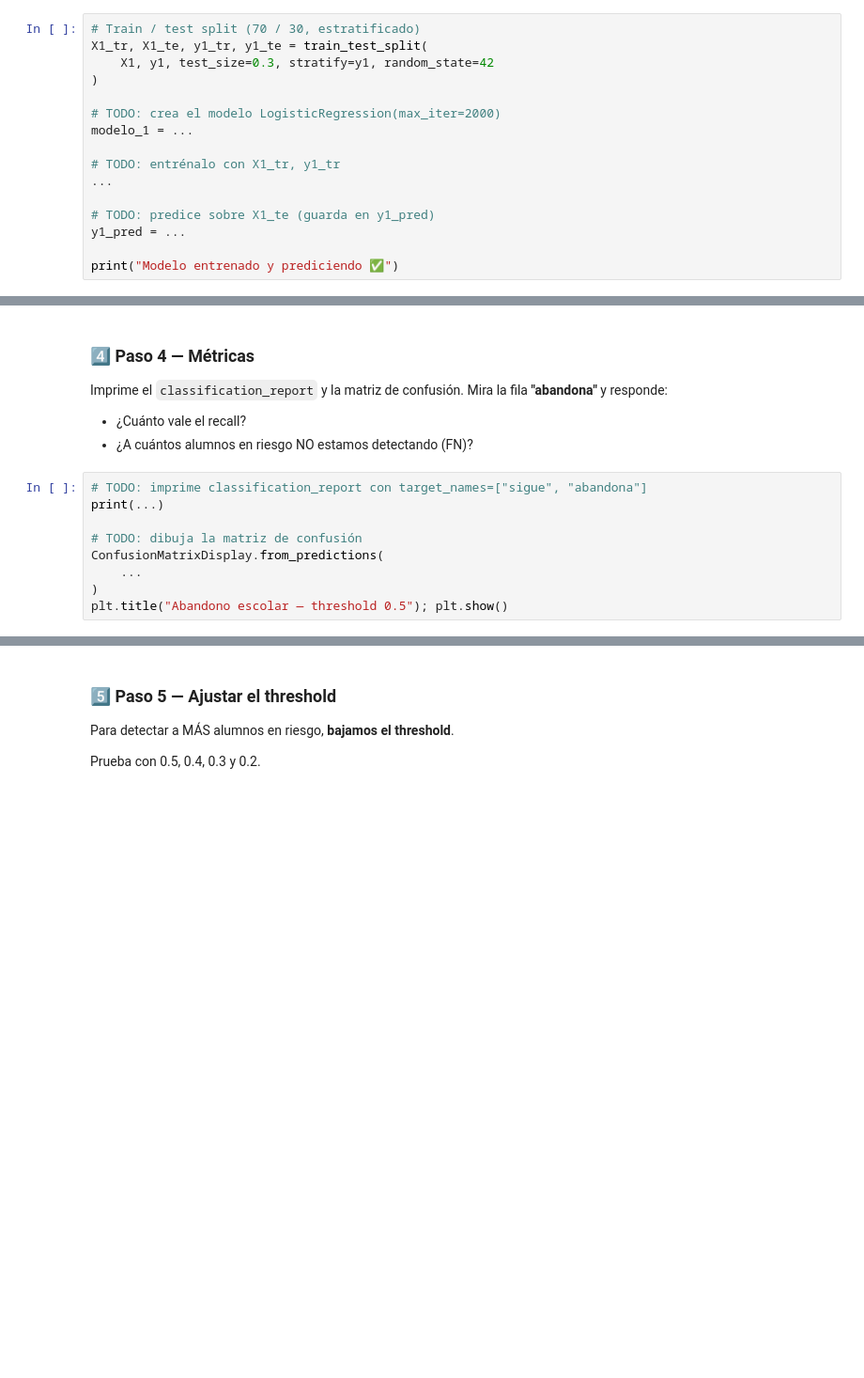
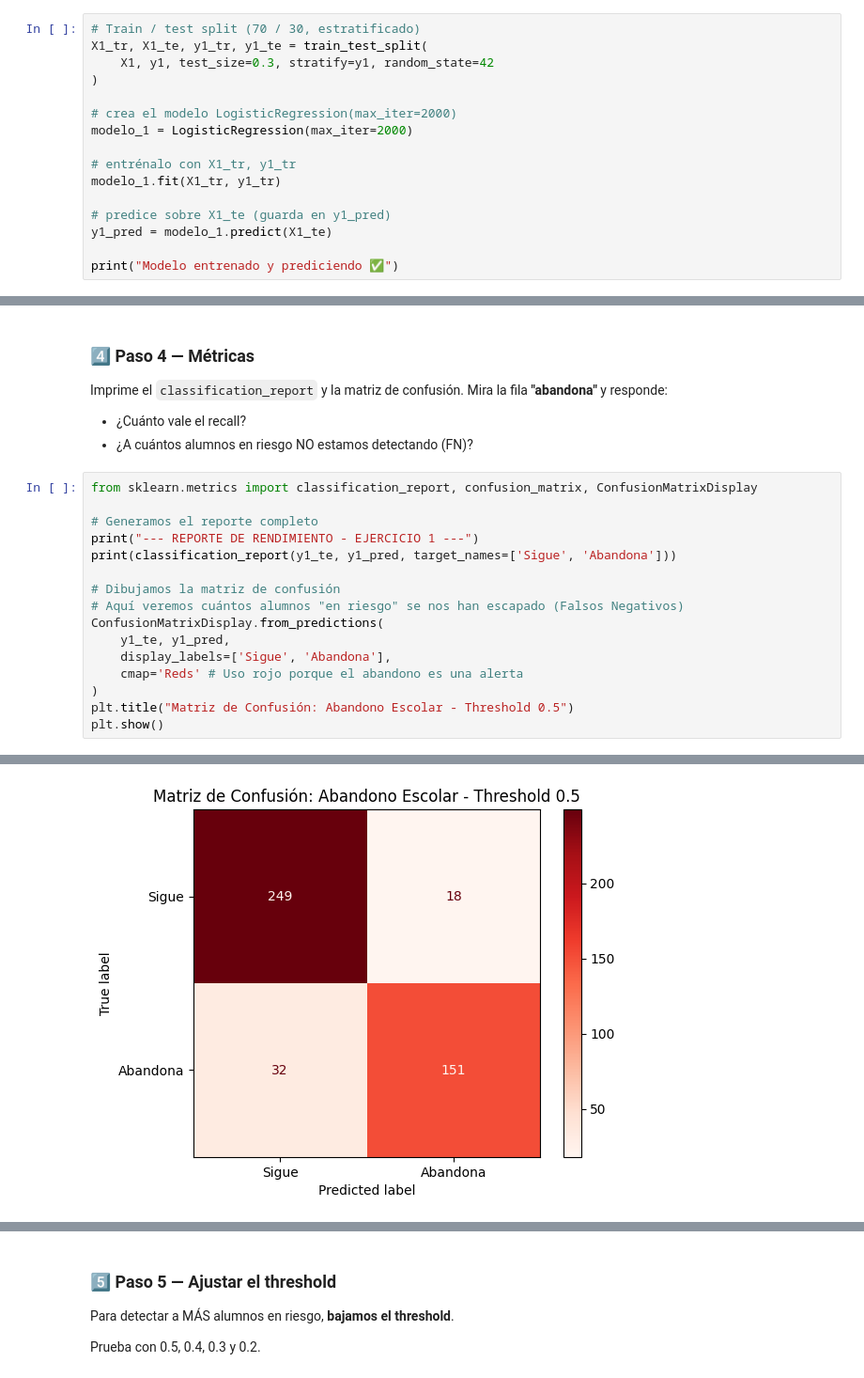
Before and after one commit to carlosgomezagrafojo/Modelos_de_Clasificaci-n, a Jupyter notebook: ejercicios_extra_clasificacion.ipynb, the cells around one changed output, grey strips where cells are left out. Shown at 94% size. Cells and saved outputs as stored; diff of their text form; blank space fills up the shorter version.

```diff
--- a/ejercicios_extra_clasificacion.ipynb
+++ b/ejercicios_extra_clasificacion.ipynb
@@ -103,13 +134,13 @@ X1_tr, X1_te, y1_tr, y1_te = train_test_split(
     X1, y1, test_size=0.3, stratify=y1, random_state=42
 )
 
-# TODO: crea el modelo LogisticRegression(max_iter=2000)
-modelo_1 = ...
+# crea el modelo LogisticRegression(max_iter=2000)
+modelo_1 = LogisticRegression(max_iter=2000)
 
-# TODO: entrénalo con X1_tr, y1_tr
-...
+# entrénalo con X1_tr, y1_tr
+modelo_1.fit(X1_tr, y1_tr)
 
-# TODO: predice sobre X1_te (guarda en y1_pred)
-y1_pred = ...
+# predice sobre X1_te (guarda en y1_pred)
+y1_pred = modelo_1.predict(X1_te)
 
 print("Modelo entrenado y prediciendo ✅")
@@ -119,12 +163,20 @@ print("Modelo entrenado y prediciendo ✅")
 Imprime el `classification_report` y la matriz de confusión. Mira la fila **"abandona"** y responde:
 - ¿Cuánto vale el recall?
 - ¿A cuántos alumnos en riesgo NO estamos detectando (FN)?
-# %%
-# TODO: imprime classification_report con target_names=["sigue", "abandona"]
-print(...)
-
-# TODO: dibuja la matriz de confusión
-ConfusionMatrixDisplay.from_predictions(
-    ...
-)
-plt.title("Abandono escolar — threshold 0.5"); plt.show()
+# %%
+from sklearn.metrics import classification_report, confusion_matrix, ConfusionMatrixDisplay
+
+# Generamos el reporte completo
+print("--- REPORTE DE RENDIMIENTO - EJERCICIO 1 ---")
+print(classification_report(y1_te, y1_pred, target_names=['Sigue', 'Abandona']))
+
+# Dibujamos la matriz de confusión
+# Aquí veremos cuántos alumnos "en riesgo" se nos han escapado (Falsos Negativos)
+ConfusionMatrixDisplay.from_predictions(
+    y1_te, y1_pred,
+    display_labels=['Sigue', 'Abandona'],
+    cmap='Reds' # Uso rojo porque el abandono es una alerta
+)
+plt.title("Matriz de Confusión: Abandono Escolar - Threshold 0.5")
+plt.show()
+# %% [output]
@@ -130,0 +192 @@ plt.title("Abandono escolar — threshold 0.5"); plt.show()
+[figure, added]
```
Also changed, not shown: parts of 24 cells of this notebook.
